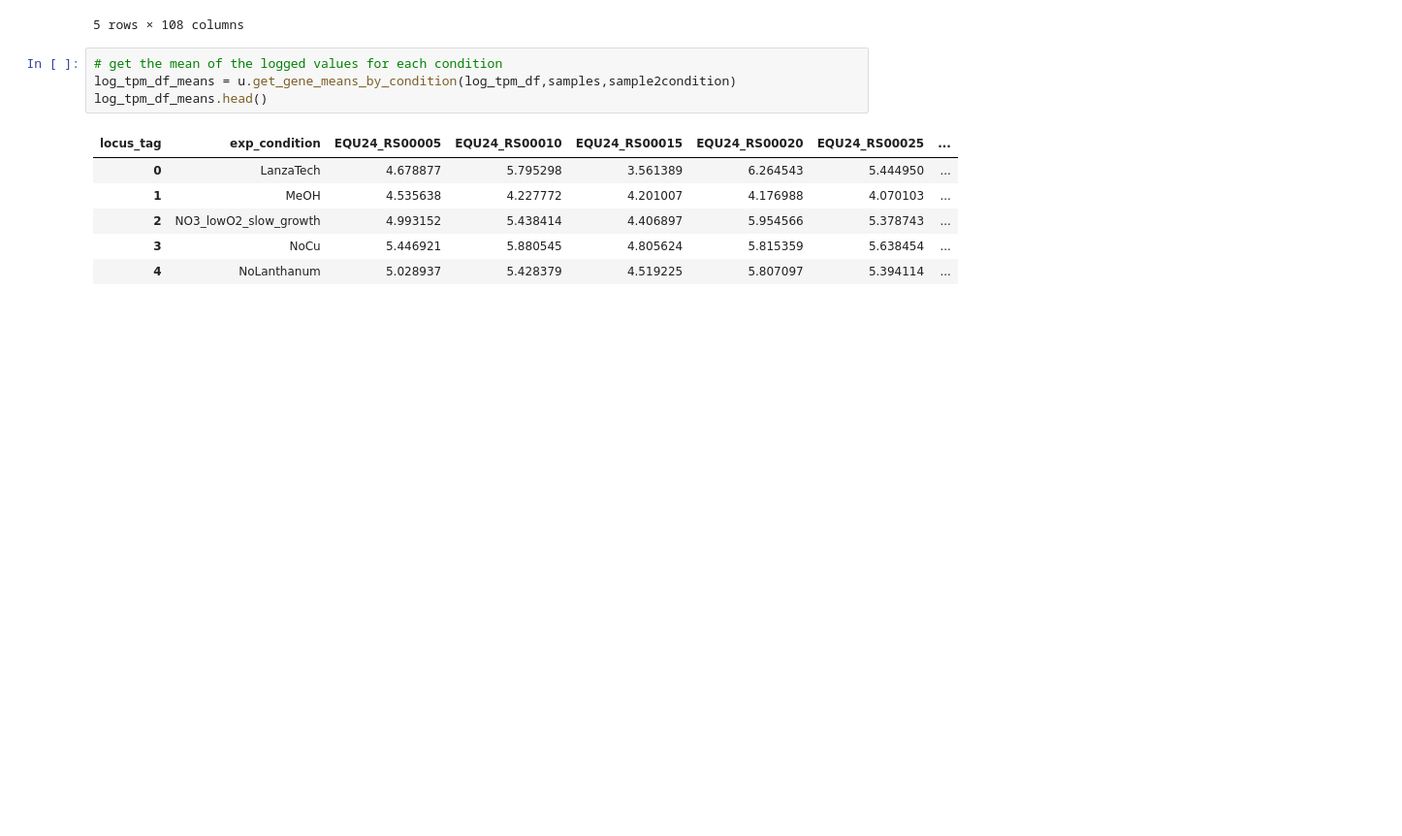
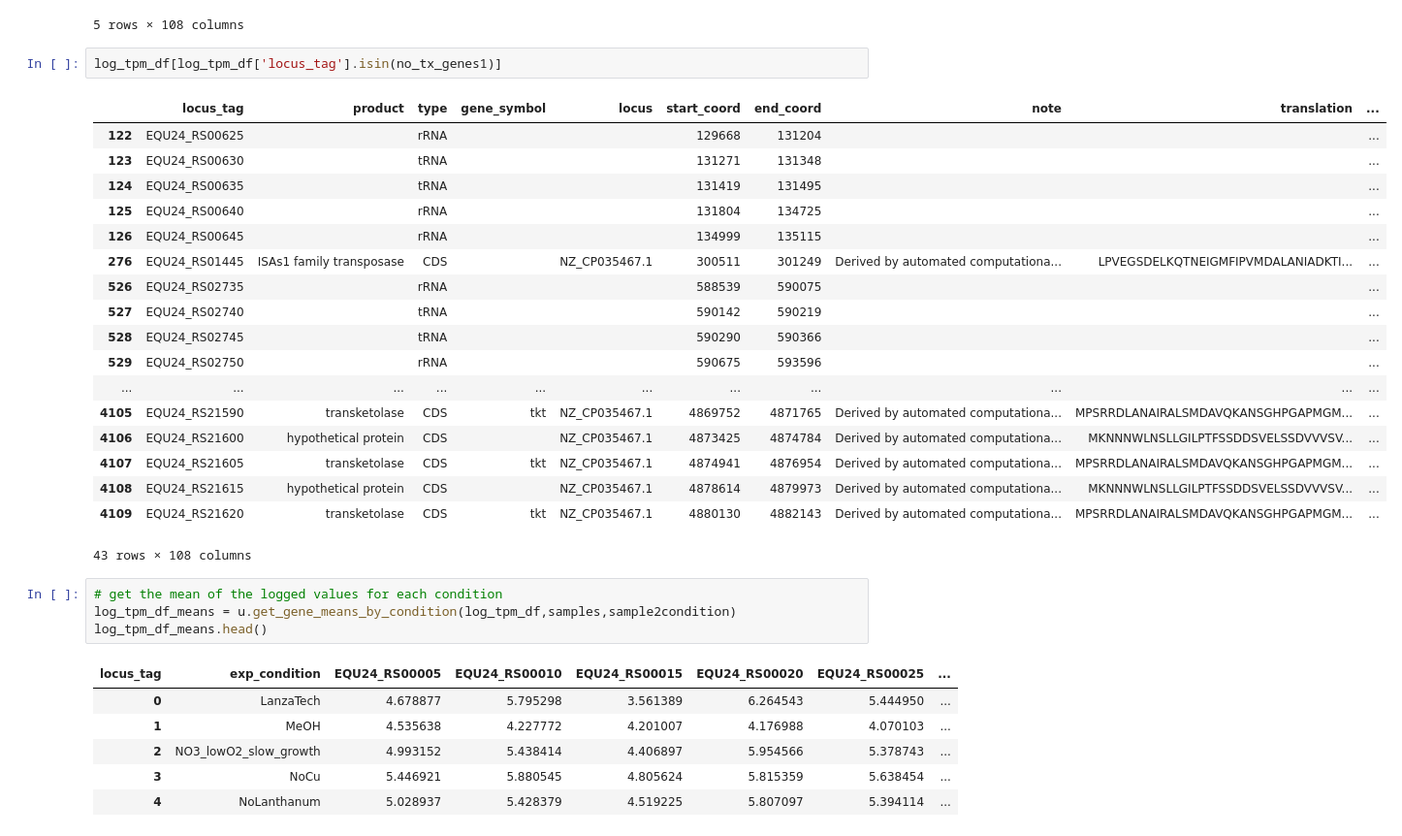
Before and after one commit to erinhwilson/deep-5g-sandbox, a Jupyter notebook: prep_5g_data_for_iMod.ipynb, the cells around one changed output. Shown at 97% size. Drawn from its saved outputs; the diff is of its cells as text; blank space fills up the shorter version.

```diff
--- a/prep_5g_data_for_iMod.ipynb
+++ b/prep_5g_data_for_iMod.ipynb
@@ -212,6 +236,27 @@ log_tpm_df.head()
 | 3 | EQU24_RS00020 | DNA topoisomerase (ATP-hydrolyzin... | CDS | gyrB | NZ_CP035467.1 | 4185 | 6600 | Derived by automated computationa... | MSENIKQYDSTNIQVLKGLDAVRKRPGMYIGDT... | ... |
 | 4 | EQU24_RS00025 | hypothetical protein | CDS |  | NZ_CP035467.1 | 6825 | 7062 | Derived by automated computationa... | VKTTKYFLTTRMRPDREIIKDEWIQYVVRFPEN... | ... |
 5 rows × 108 columns
+# %%
+log_tpm_df[log_tpm_df['locus_tag'].isin(no_tx_genes1)]
+# %% [output]
+|  | locus_tag | product | type | gene_symbol | locus | start_coord | end_coord | note | translation | ... |
+| 122 | EQU24_RS00625 |  | rRNA |  |  | 129668 | 131204 |  |  | ... |
+| 123 | EQU24_RS00630 |  | tRNA |  |  | 131271 | 131348 |  |  | ... |
+| 124 | EQU24_RS00635 |  | tRNA |  |  | 131419 | 131495 |  |  | ... |
+| 125 | EQU24_RS00640 |  | rRNA |  |  | 131804 | 134725 |  |  | ... |
+| 126 | EQU24_RS00645 |  | rRNA |  |  | 134999 | 135115 |  |  | ... |
+| 276 | EQU24_RS01445 | ISAs1 family transposase | CDS |  | NZ_CP035467.1 | 300511 | 301249 | Derived by automated computationa... | LPVEGSDELKQTNEIGMFIPVMDALANIADKTI... | ... |
+| 526 | EQU24_RS02735 |  | rRNA |  |  | 588539 | 590075 |  |  | ... |
+| 527 | EQU24_RS02740 |  | tRNA |  |  | 590142 | 590219 |  |  | ... |
+| 528 | EQU24_RS02745 |  | tRNA |  |  | 590290 | 590366 |  |  | ... |
+| 529 | EQU24_RS02750 |  | rRNA |  |  | 590675 | 593596 |  |  | ... |
+| ... | ... | ... | ... | ... | ... | ... | ... | ... | ... | ... |
+| 4105 | EQU24_RS21590 | transketolase | CDS | tkt | NZ_CP035467.1 | 4869752 | 4871765 | Derived by automated computationa... | MPSRRDLANAIRALSMDAVQKANSGHPGAPMGM... | ... |
+| 4106 | EQU24_RS21600 | hypothetical protein | CDS |  | NZ_CP035467.1 | 4873425 | 4874784 | Derived by automated computationa... | MKNNNWLNSLLGILPTFSSDDSVELSSDVVVSV... | ... |
+| 4107 | EQU24_RS21605 | transketolase | CDS | tkt | NZ_CP035467.1 | 4874941 | 4876954 | Derived by automated computationa... | MPSRRDLANAIRALSMDAVQKANSGHPGAPMGM... | ... |
+| 4108 | EQU24_RS21615 | hypothetical protein | CDS |  | NZ_CP035467.1 | 4878614 | 4879973 | Derived by automated computationa... | MKNNNWLNSLLGILPTFSSDDSVELSSDVVVSV... | ... |
+| 4109 | EQU24_RS21620 | transketolase | CDS | tkt | NZ_CP035467.1 | 4880130 | 4882143 | Derived by automated computationa... | MPSRRDLANAIRALSMDAVQKANSGHPGAPMGM... | ... |
+43 rows × 108 columns
 # %%
 # get the mean of the logged values for each condition
 log_tpm_df_means = u.get_gene_means_by_condition(log_tpm_df,samples,sample2condition)
```
Also changed, not shown: parts of 14 cells of this notebook.
